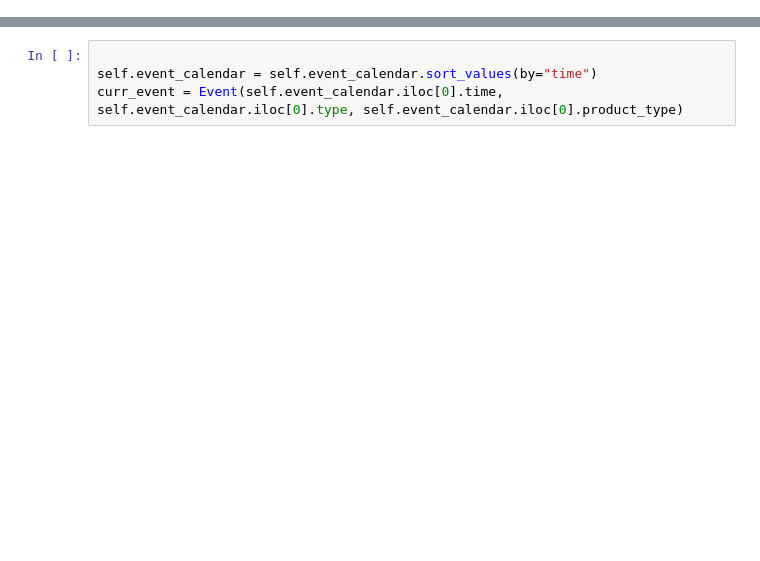
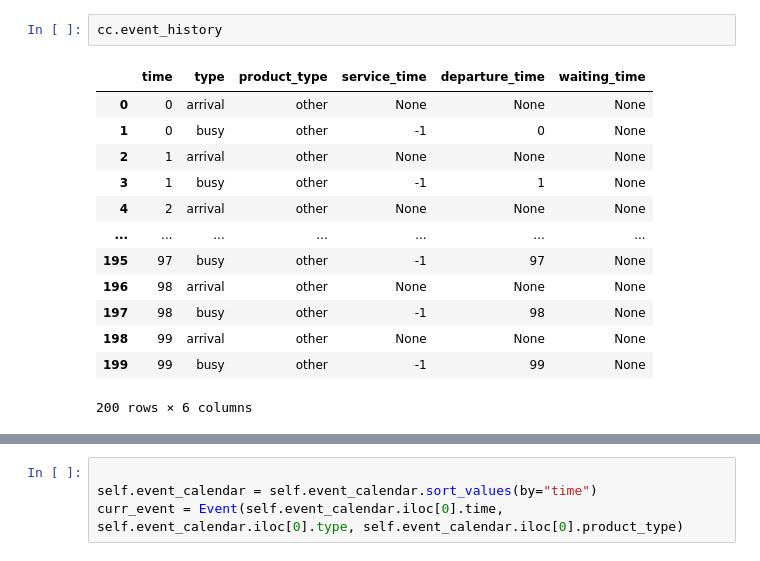
Before and after one commit to NanJ90/JiaShua, a Jupyter notebook: timing_development.ipynb, the cells around one changed output, grey strips where cells are left out. Cells and saved outputs as stored; diff of their text form; blank space fills up the shorter version.

Commit message:
Busy signal and service, departure, and waiting time added

```diff
--- a/timing_development.ipynb
+++ b/timing_development.ipynb
@@ -1,3 +151,19 @@
+# %%
+cc.event_history
+# %% [output]
+|  | time | type | product_type | service_time | departure_time | waiting_time |
+| 0 | 0 | arrival | other | None | None | None |
+| 1 | 0 | busy | other | -1 | 0 | None |
+| 2 | 1 | arrival | other | None | None | None |
+| 3 | 1 | busy | other | -1 | 1 | None |
+| 4 | 2 | arrival | other | None | None | None |
+| ... | ... | ... | ... | ... | ... | ... |
+| 195 | 97 | busy | other | -1 | 97 | None |
+| 196 | 98 | arrival | other | None | None | None |
+| 197 | 98 | busy | other | -1 | 98 | None |
+| 198 | 99 | arrival | other | None | None | None |
+| 199 | 99 | busy | other | -1 | 99 | None |
+200 rows × 6 columns
 # %%
 import random
 # Simulate two dice being rolled and their resulting rolls being summed
```
Also changed, not shown: parts of 8 cells of this notebook.
